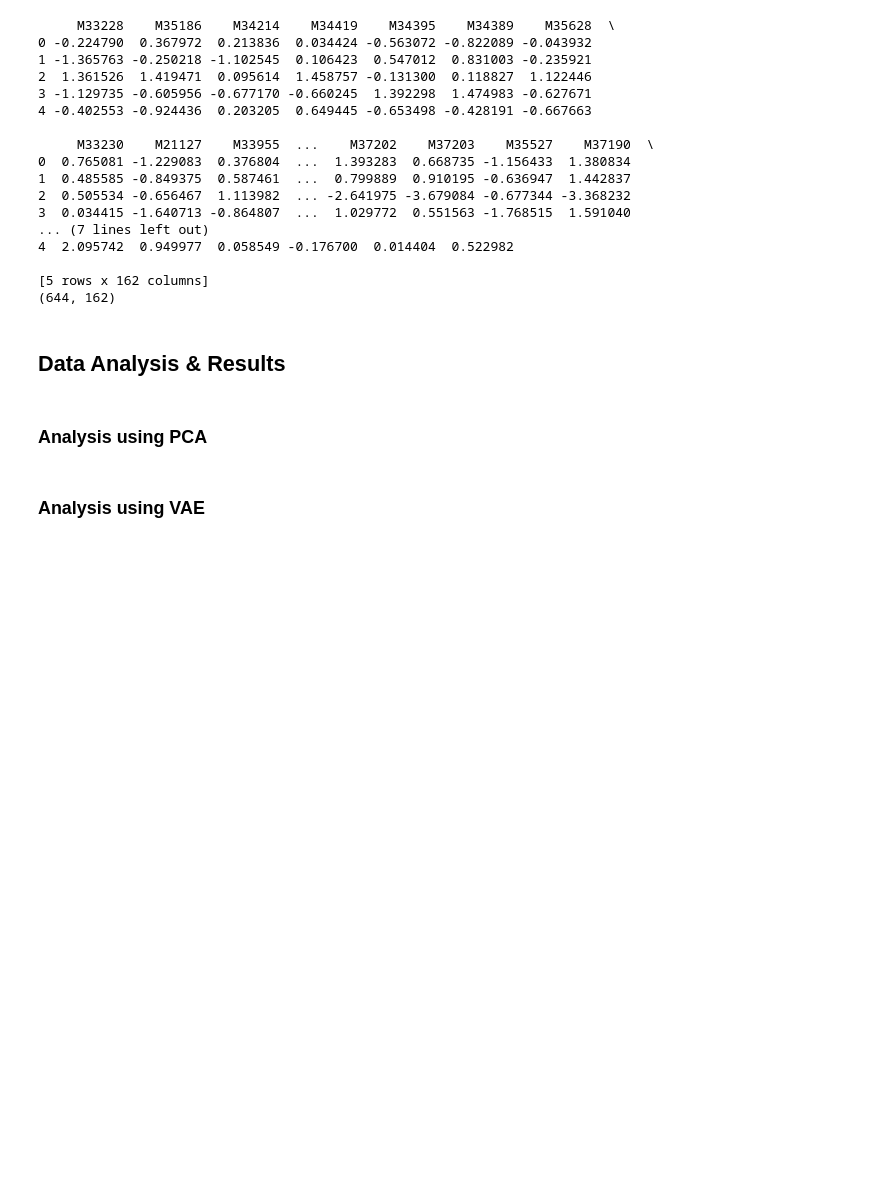
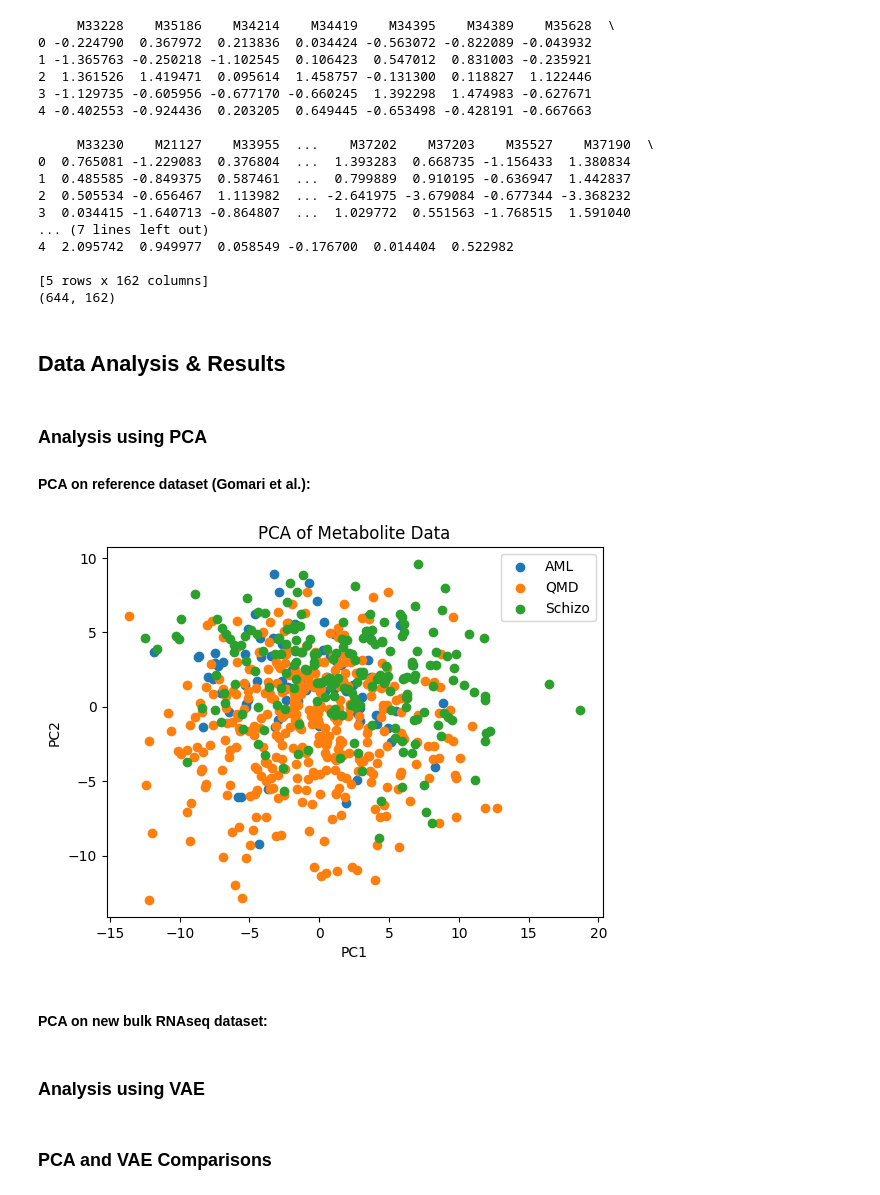
Before and after one commit to algu-dotcom/BIPN162_FinalProject, a Jupyter notebook: BIPN162_FinalProject.ipynb, the cells around one changed output. Saved outputs shown, nothing was run; the diff lists cells and outputs as text; code cells hidden in the pictures; blank space fills up the shorter version.

Commit message:
Gomari PCA

```diff
--- a/BIPN162_FinalProject.ipynb
+++ b/BIPN162_FinalProject.ipynb
@@ -141,6 +133,7 @@ df_QMD = pd.read_csv('QMDiab_metabolite_data.csv')
 
 combined_df = pd.concat([df_schizo, df_AML, df_QMD], axis=0, join='inner')
 combined_df = combined_df.drop_duplicates()
+Y = combined_df.values #PCA only accepts numpy arrays
 
 print(combined_df.head())
 print(combined_df.shape)
@@ -166,3 +159,5 @@ print(combined_df.shape)
 ## Data Analysis & Results
 # %% [markdown]
 ### Analysis using PCA
+
+#### PCA on reference dataset (Gomari et al.):
@@ -172,2 +194,22 @@ print(combined_df.shape)
+# %%
+labels = (["Schizo"] * len(df_schizo) +
+          ["AML"] * len(df_AML) +
+          ["QMD"] * len(df_QMD))
+
+labels = np.array(labels)
+
+for group in np.unique(labels):
+    subset = A[labels == group]
+    plt.scatter(subset[:,0], subset[:,1], label=group)
+
+plt.xlabel("PC1")
+plt.ylabel("PC2")
+plt.title("PCA of Metabolite Data")
+plt.legend()
+plt.show()
+# %% [output]
+[figure, added]
+# %% [markdown]
+#### PCA on **new** bulk RNAseq dataset:
 # %% [markdown]
 ### Analysis using VAE
@@ -175,0 +216,2 @@ print(combined_df.shape)
+# %% [markdown]
+### PCA and VAE Comparisons
```
Also changed, not shown: parts of 4 cells of this notebook.
